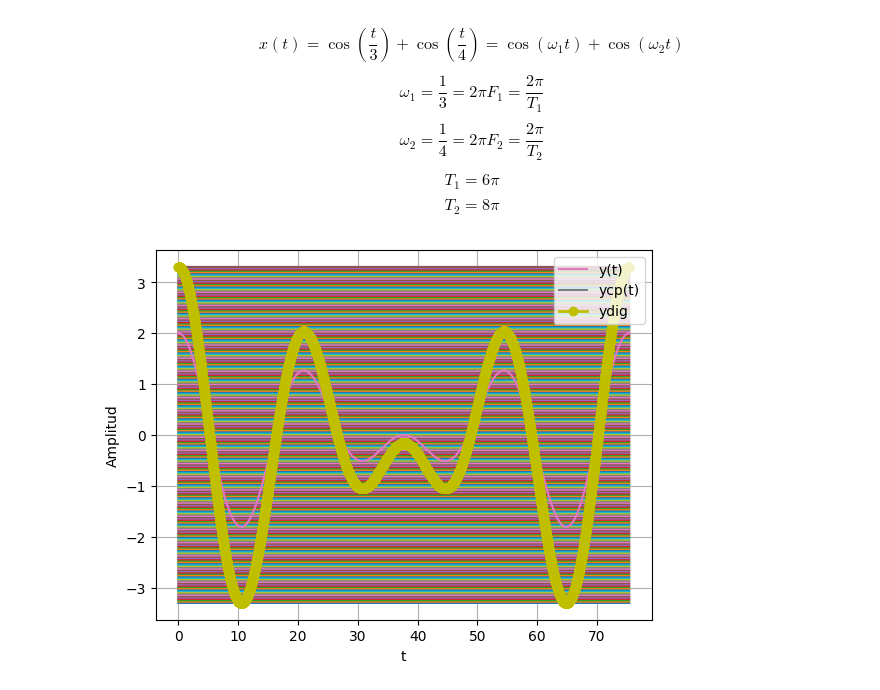
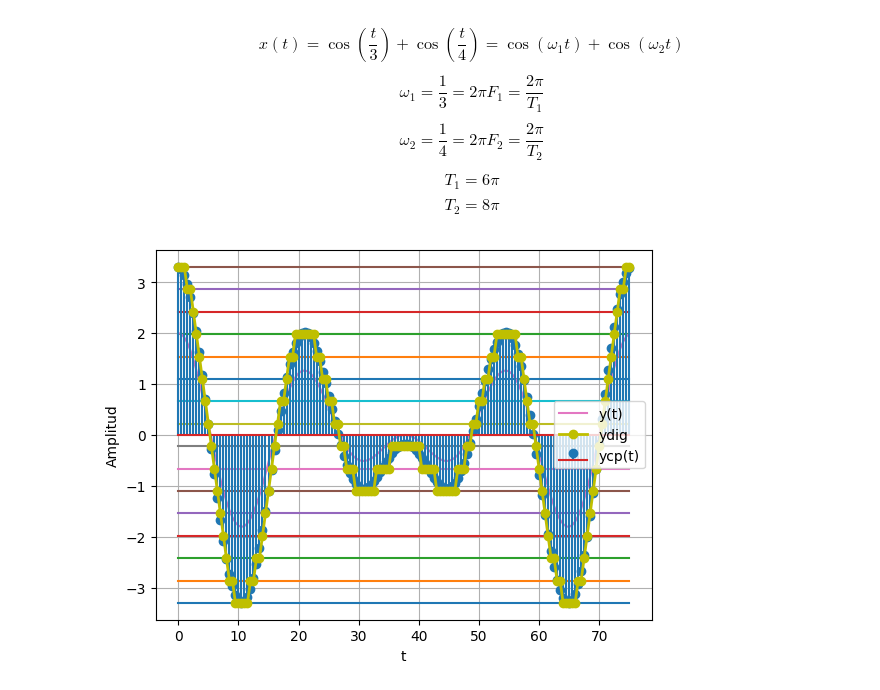
Before and after one commit to laduqueo/Senales_y_Sistemas, a Jupyter notebook: cuaderno_1.ipynb, the cells around one changed output. Cells and saved outputs as stored; diff of their text form; code cells hidden in the pictures.

```diff
--- a/cuaderno_1.ipynb
+++ b/cuaderno_1.ipynb
@@ -484,34 +484,34 @@ T_1 = 6*np.pi # periodo función cos 1
 T_2 = 8*np.pi # cos 2
 A = 1 # amplitud
 ti = 0 #tiempo inicial
 tf = 4*T_1 #tiempo final
 w1 = 2*np.pi/T_1
 w2 = 2*np.pi/T_2
-Fs = 100 # Hz
+Fs = 2 # Hz
 Ts = 1/Fs
 tv = np.arange(ti,tf,Ts) #vector de datos en tiempo #discretizar
 y = A*np.cos(w1*tv) + A*np.cos(w2*tv)
 #cero y pendiente
 ymin = -3.3
 ymax = 3.3
-nbits = 8
+nbits = 4
 ycs = my_ceropen(y, ymin=ymin,ymax=ymax)#cero y pendiente
 ve = np.linspace(ymin,ymax,2**nbits)
 for i in range(ycs.shape[0]):
    if i==0: #primera muestra
      yq = my_cuantizador(ycs[i],ve)
    else:
      yq = np.append(yq,my_cuantizador(ycs[i],ve)) #apilar datos cuantizando si i>0
 
 for v in ve:
   plt.plot(tv,v*np.ones(len(tv)))#estados de cuantización
 plt.plot(tv,y,label='y(t)') #continua
-plt.plot(tv,ycs,label='ycp(t)') #discreta cero y pendiente
+plt.stem(tv,ycs,label='ycp(t)') #discreta cero y pendiente
 plt.plot(tv,yq,c='y',marker='o',label='ydig', linewidth=2) #cuantizada + discreta = digital
 plt.legend()
 plt.grid()
 plt.xlabel('t')
 plt.ylabel('Amplitud')
 plt.show()
 # %% [output]
-[figure, old version]
+[figure, new version]
```
